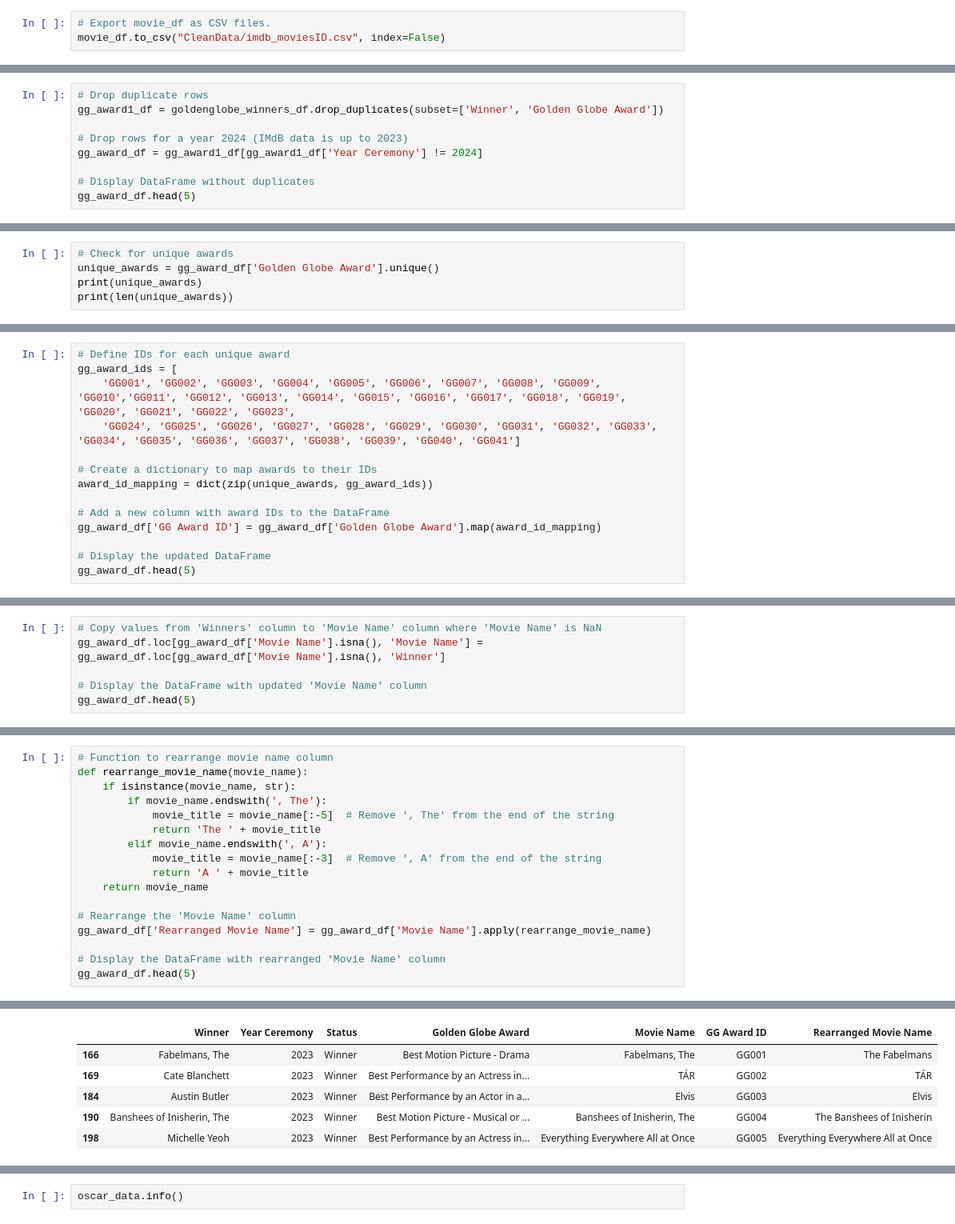
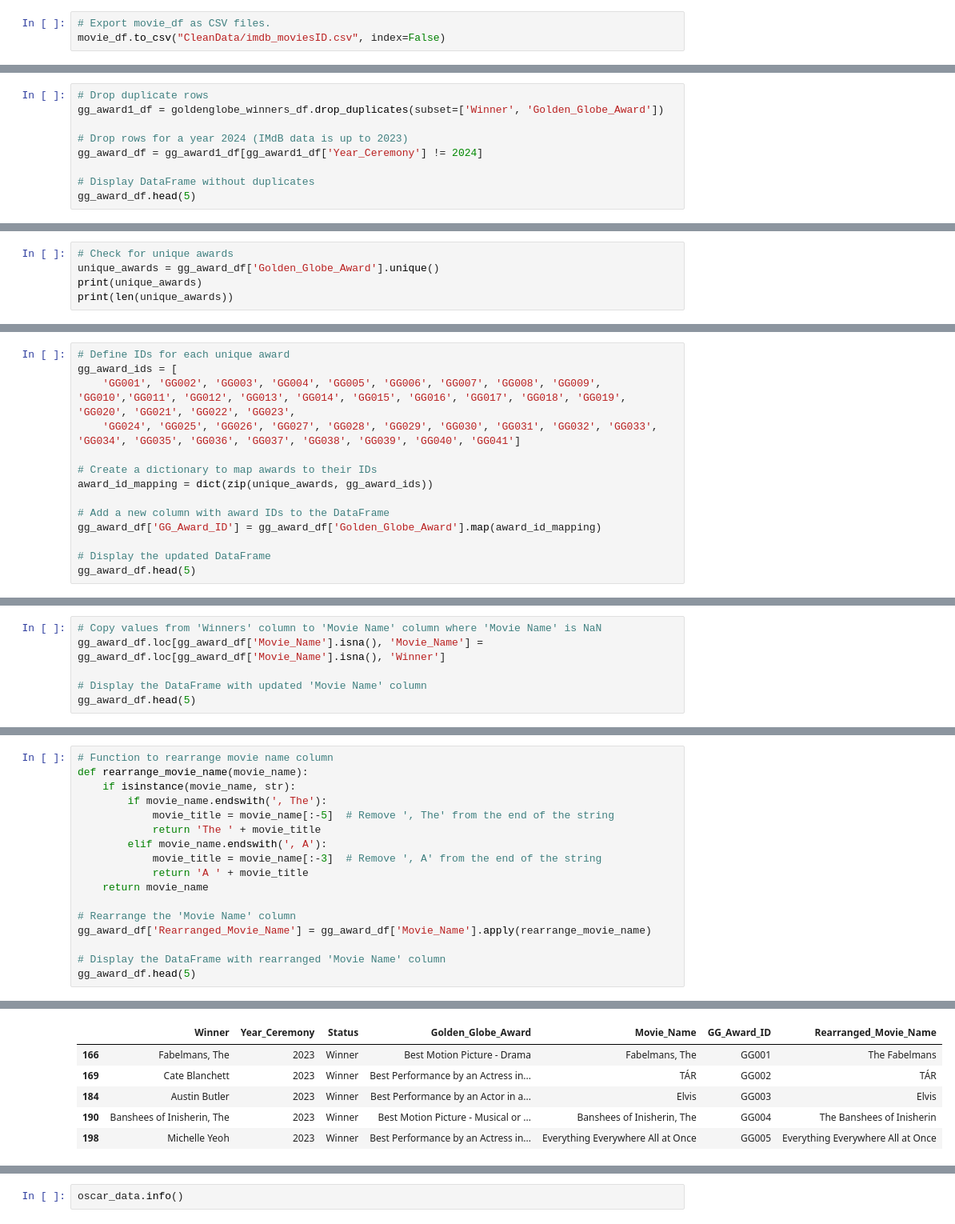
Before and after one commit to IrynaVitkovych/Project-3, a Jupyter notebook: Data Cleaning.ipynb, the cells around one changed output, grey strips where cells are left out. Shown: that part at 80% size. Cells and saved outputs as stored; diff of their text form.

```diff
--- a/Data Cleaning.ipynb
+++ b/Data Cleaning.ipynb
@@ -223,10 +223,10 @@ duplicate_rows
 289 rows × 5 columns
 # %%
 # Drop duplicate rows
-gg_award1_df = goldenglobe_winners_df.drop_duplicates(subset=['Winner', 'Golden Globe Award'])
+gg_award1_df = goldenglobe_winners_df.drop_duplicates(subset=['Winner', 'Golden_Globe_Award'])
 
 # Drop rows for a year 2024 (IMdB data is up to 2023)
-gg_award_df = gg_award1_df[gg_award1_df['Year Ceremony'] != 2024]
+gg_award_df = gg_award1_df[gg_award1_df['Year_Ceremony'] != 2024]
 
 # Display DataFrame without duplicates
 gg_award_df.head(5)
@@ -239,7 +239,7 @@ gg_award_df.head(5)
 | 198 | Michelle Yeoh | 2023 | Winner | Best Performance by an Actress in... | Everything Everywhere All at Once |
 # %%
 # Check for unique awards
-unique_awards = gg_award_df['Golden Globe Award'].unique()
+unique_awards = gg_award_df['Golden_Globe_Award'].unique()
 print(unique_awards)
 print(len(unique_awards))
 # %% [output]
@@ -270,7 +270,7 @@ gg_award_ids = [
 award_id_mapping = dict(zip(unique_awards, gg_award_ids))
 
 # Add a new column with award IDs to the DataFrame
-gg_award_df['GG Award ID'] = gg_award_df['Golden Globe Award'].map(award_id_mapping)
+gg_award_df['GG_Award_ID'] = gg_award_df['Golden_Globe_Award'].map(award_id_mapping)
 
 # Display the updated DataFrame
 gg_award_df.head(5)
@@ -288,7 +288,7 @@ See the caveats in the documentation: https://pandas.pydata.org/pandas-docs/stab
 | 198 | Michelle Yeoh | 2023 | Winner | Best Performance by an Actress in... | Everything Everywhere All at Once | GG005 |
 # %%
 # Copy values from 'Winners' column to 'Movie Name' column where 'Movie Name' is NaN
-gg_award_df.loc[gg_award_df['Movie Name'].isna(), 'Movie Name'] = gg_award_df.loc[gg_award_df['Movie Name'].isna(), 'Winner']
+gg_award_df.loc[gg_award_df['Movie_Name'].isna(), 'Movie_Name'] = gg_award_df.loc[gg_award_df['Movie_Name'].isna(), 'Winner']
 
 # Display the DataFrame with updated 'Movie Name' column
 gg_award_df.head(5)
@@ -312,7 +312,7 @@ def rearrange_movie_name(movie_name):
     return movie_name
 
 # Rearrange the 'Movie Name' column
-gg_award_df['Rearranged Movie Name'] = gg_award_df['Movie Name'].apply(rearrange_movie_name)
+gg_award_df['Rearranged_Movie_Name'] = gg_award_df['Movie_Name'].apply(rearrange_movie_name)
 
 # Display the DataFrame with rearranged 'Movie Name' column
 gg_award_df.head(5)
@@ -325,4 +325,4 @@ See the caveats in the documentation: https://pandas.pydata.org/pandas-docs/stab
-|  | Winner | Year Ceremony | Status | Golden Globe Award | Movie Name | GG Award ID | Rearranged Movie Name |
+|  | Winner | Year_Ceremony | Status | Golden_Globe_Award | Movie_Name | GG_Award_ID | Rearranged_Movie_Name |
 | 166 | Fabelmans, The | 2023 | Winner | Best Motion Picture - Drama | Fabelmans, The | GG001 | The Fabelmans |
 | 169 | Cate Blanchett | 2023 | Winner | Best Performance by an Actress in... | TÁR | GG002 | TÁR |
 | 184 | Austin Butler | 2023 | Winner | Best Performance by an Actor in a... | Elvis | GG003 | Elvis |
```
Also changed, not shown: parts of 25 cells of this notebook, 3 other files.
